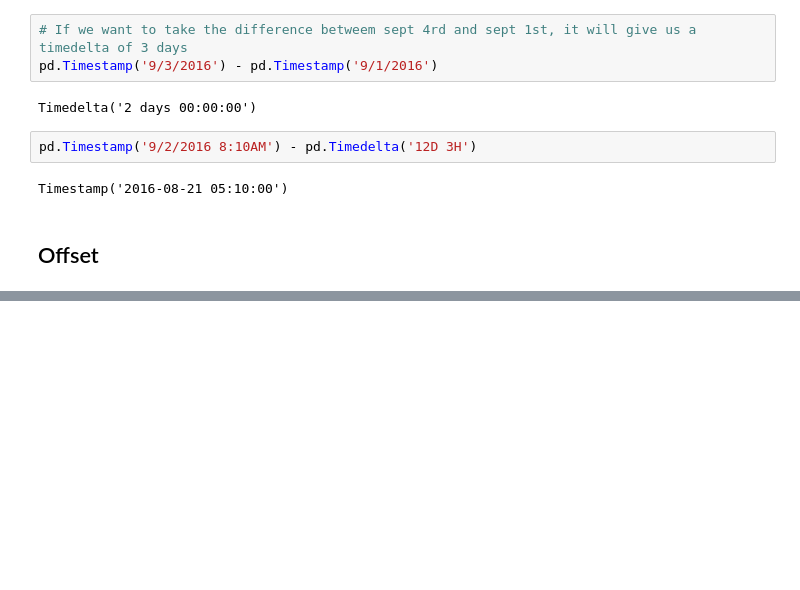
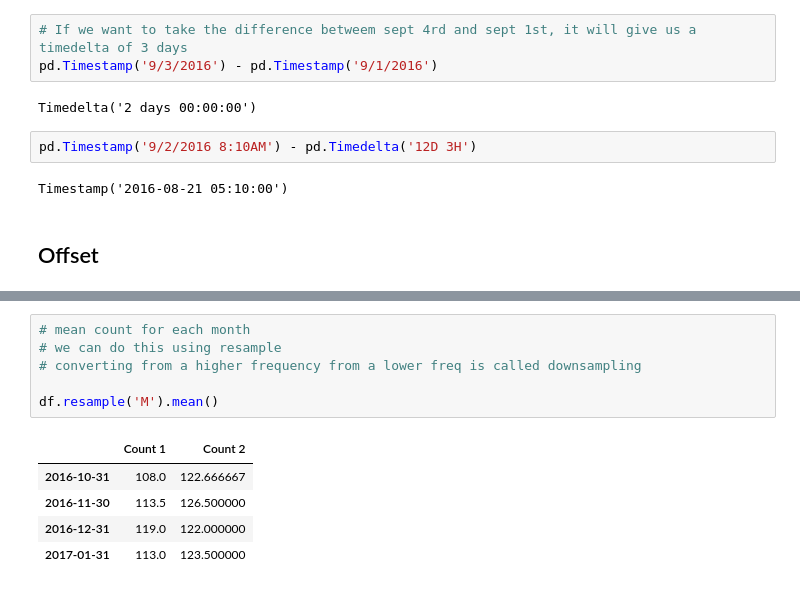
Before and after one commit to pahadiahimanshu/UMdatascience, a Jupyter notebook: Intro-to-DS/Week-3/Pandas-playground-2.ipynb, the cells around one changed output, grey strips where cells are left out. Drawn from its saved outputs; the diff is of its cells as text; blank space fills up the shorter version.

```diff
--- a/Intro-to-DS/Week-3/Pandas-playground-2.ipynb
+++ b/Intro-to-DS/Week-3/Pandas-playground-2.ipynb
@@ -1107,0 +1185,12 @@ pd.Timestamp('9/4/2016')
+# %%
+# mean count for each month
+# we can do this using resample
+# converting from a higher frequency from a lower freq is called downsampling
+
+df.resample('M').mean()
+# %% [output]
+|  | Count 1 | Count 2 |
+| 2016-10-31 | 108.0 | 122.666667 |
+| 2016-11-30 | 113.5 | 126.500000 |
+| 2016-12-31 | 119.0 | 122.000000 |
+| 2017-01-31 | 113.0 | 123.500000 |
```
Also changed, not shown: parts of 17 cells of this notebook.
